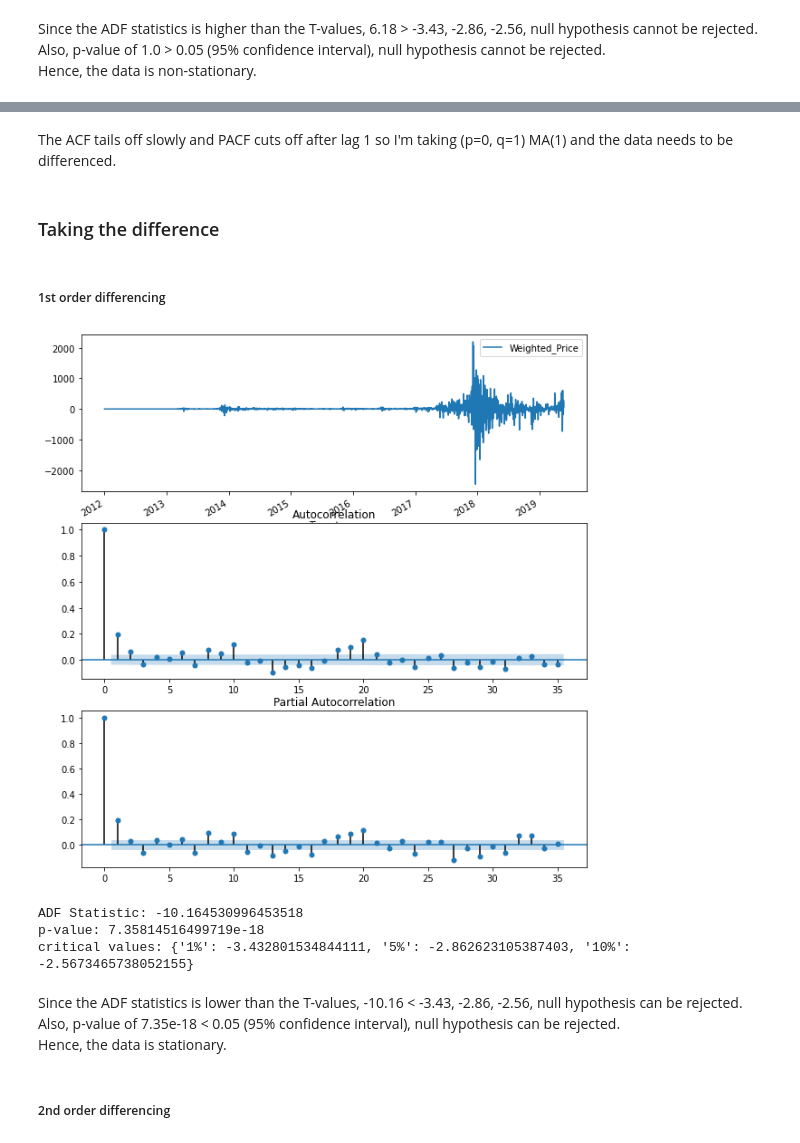
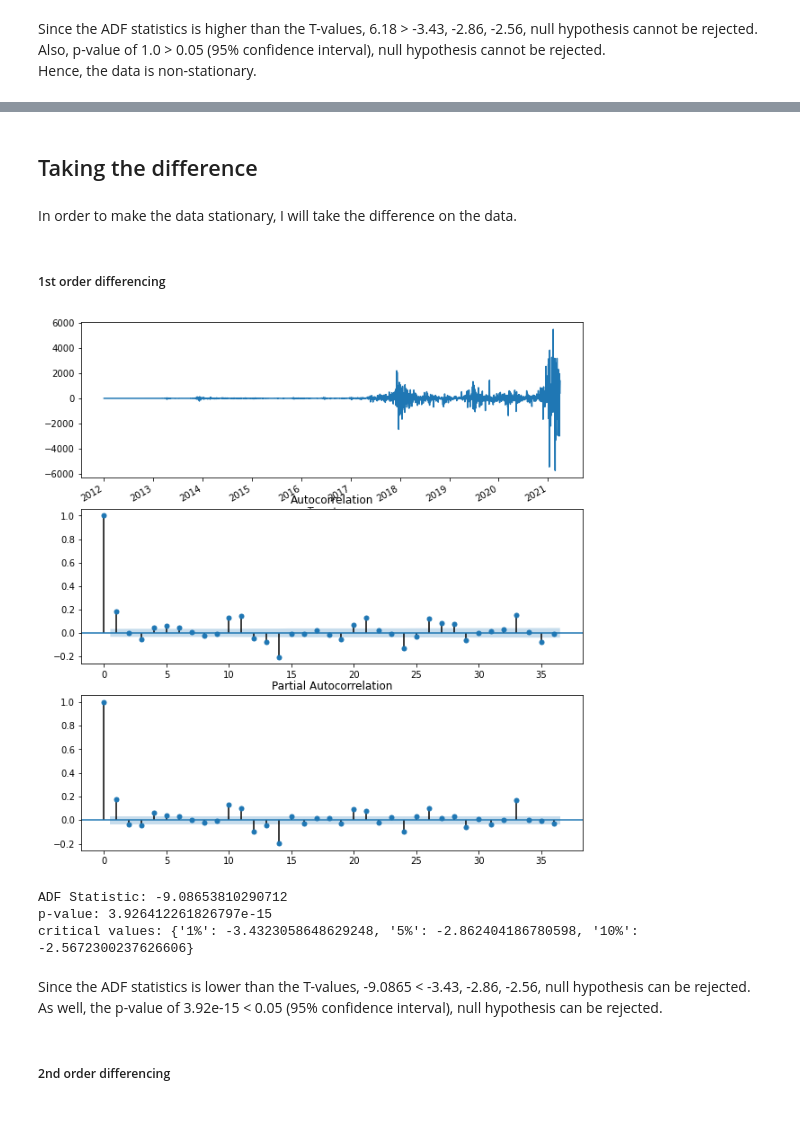
Before and after one commit to aquarius101204/DataScienceCapstoneProjects, a Jupyter notebook: 3rdCapstoneProject_Final/Unit27.1.1_Pre-processing_Work_and_Model_Final.ipynb, the cells around one changed output, grey strips where cells are left out. Saved outputs shown, nothing was run; the diff lists cells and outputs as text; code cells hidden in the pictures; blank space fills up the shorter version.

```diff
--- a/3rdCapstoneProject_Final/Unit27.1.1_Pre-processing_Work_and_Model_Final.ipynb
+++ b/3rdCapstoneProject_Final/Unit27.1.1_Pre-processing_Work_and_Model_Final.ipynb
@@ -272,32 +173,31 @@ sm.graphics.tsa.plot_pacf(train.values.squeeze(), lags=50, ax=ax[1]);
-# %% [markdown]
-The ACF tails off slowly and PACF cuts off after lag 1 so I'm taking (p=0, q=1) MA(1) and the data needs to be differenced.
 # %% [markdown]
-### Taking the difference
+## Taking the difference
+# %% [markdown]
+In order to make the data stationary, I will take the difference on the data.
 # %% [markdown]
 ##### 1st order differencing
 # %%
-train_diff_1 = train.diff(periods=1).iloc[1:]
+btc_daily_diff_1 = btc_daily.diff(periods=1).dropna()['Weighted_Price']
 
 fig, (ax1, ax2, ax3) = plt.subplots(3,1, figsize=(10,12))
-train_diff_1.plot(ax=ax1)
-plot_acf(train_diff_1, ax=ax2)
-plot_pacf(train_diff_1, ax=ax3)
+btc_daily_diff_1.plot(ax=ax1)
+plot_acf(btc_daily_diff_1, ax=ax2)
+plot_pacf(btc_daily_diff_1, ax=ax3)
 plt.show()
 # %% [output]
-[figure, old version]
+[figure, new version]
 # %%
 # Run the ADF test and print the test statistic and the p-value
-result = adfuller(train_diff_1['Weighted_Price'])
+result = adfuller(btc_daily_diff_1)
 print('ADF Statistic:', result[0])
 print('p-value:', result[1])
 print('critical values:', result[4])
 # %% [output]
-ADF Statistic: -10.164530996453518
-p-value: 7.35814516499719e-18
-critical values: {'1%': -3.432801534844111, '5%': -2.862623105387403, '10%': -2.5673465738052155}
+ADF Statistic: -9.08653810290712
+p-value: 3.926412261826797e-15
+critical values: {'1%': -3.4323058648629248, '5%': -2.862404186780598, '10%': -2.5672300237626606}
 # %% [markdown]
-Since the ADF statistics is lower than the T-values, -10.16 < -3.43, -2.86, -2.56, null hypothesis can be rejected.
-Also, p-value of 7.35e-18 < 0.05 (95% confidence interval), null hypothesis can be rejected.
-Hence, the data is stationary.
+Since the ADF statistics is lower than the T-values, -9.0865 < -3.43, -2.86, -2.56, null hypothesis can be rejected.
+As well, the p-value of 3.92e-15 < 0.05 (95% confidence interval), null hypothesis can be rejected.
 # %% [markdown]
 ##### 2nd order differencing
```
Also changed, not shown: parts of 85 cells of this notebook.
